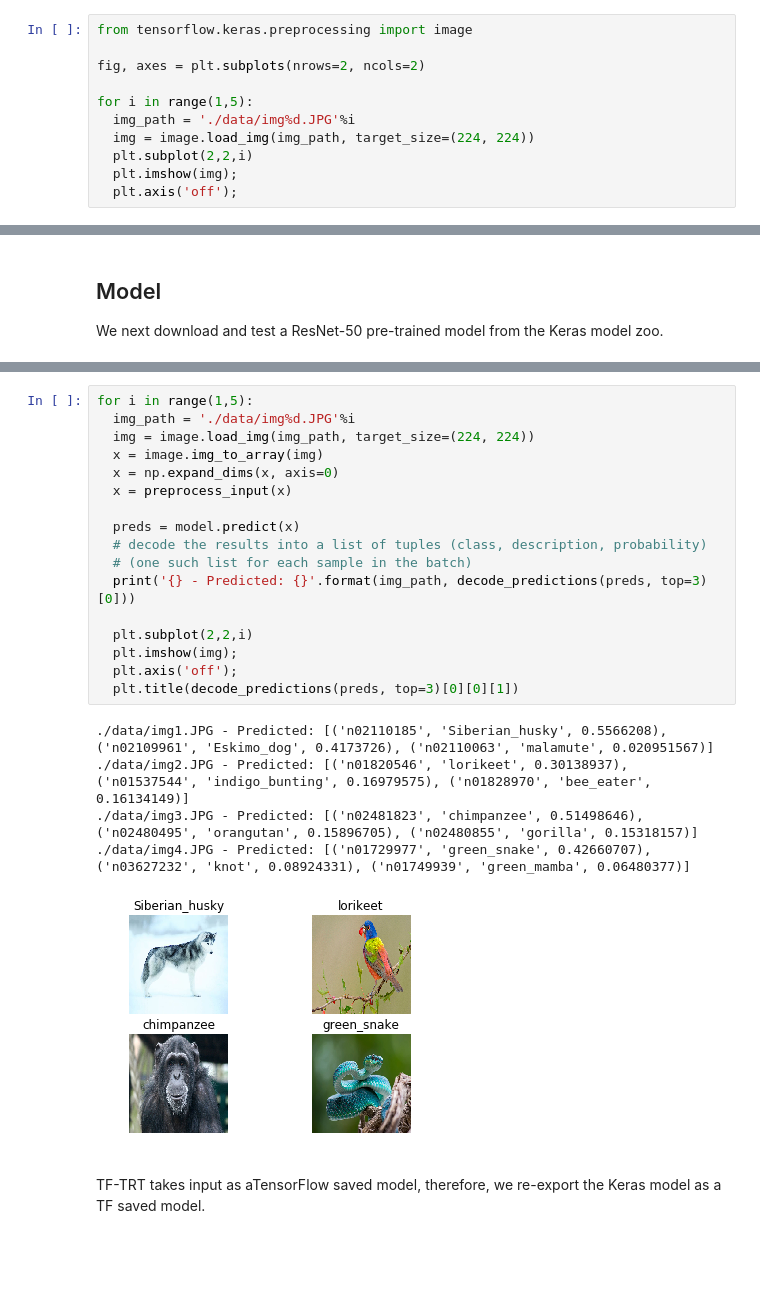
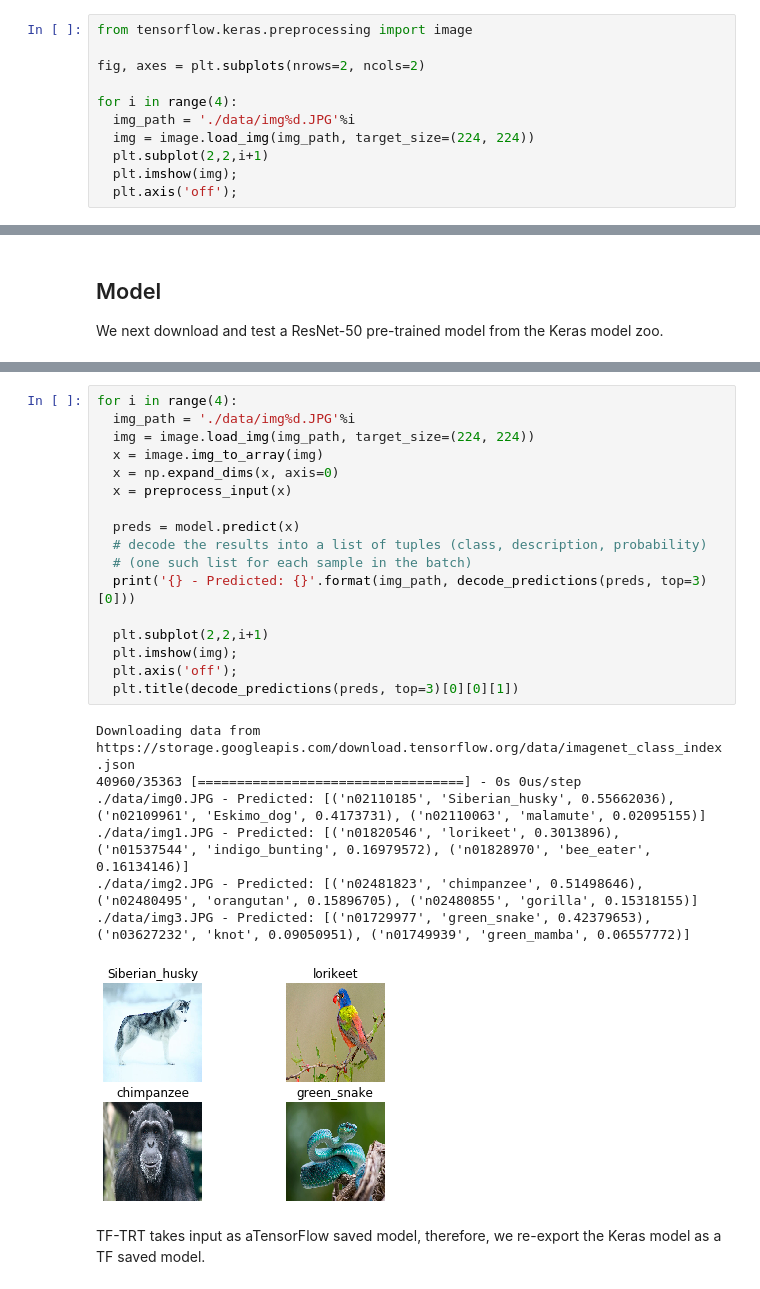
Before and after one commit to tensorflow/tensorrt, a Jupyter notebook: tftrt/examples/image-classification/Colab-TF20-TF-TRT-inference-from-Keras-saved-model.ipynb, the cells around one changed output, grey strips where cells are left out. Drawn from its saved outputs; the diff is of its cells as text; blank space fills up the shorter version.

```diff
--- a/tftrt/examples/image-classification/Colab-TF20-TF-TRT-inference-from-Keras-saved-model.ipynb
+++ b/tftrt/examples/image-classification/Colab-TF20-TF-TRT-inference-from-Keras-saved-model.ipynb
@@ -133,10 +177,10 @@ from tensorflow.keras.preprocessing import image
 
 fig, axes = plt.subplots(nrows=2, ncols=2)
 
-for i in range(1,5):
+for i in range(4):
   img_path = './data/img%d.JPG'%i
   img = image.load_img(img_path, target_size=(224, 224))
-  plt.subplot(2,2,i)
+  plt.subplot(2,2,i+1)
   plt.imshow(img);
   plt.axis('off');
 # %% [output]
@@ -155,26 +197,28 @@ model = ResNet50(weights='imagenet')
 # %%
-for i in range(1,5):
+for i in range(4):
   img_path = './data/img%d.JPG'%i
   img = image.load_img(img_path, target_size=(224, 224))
   x = image.img_to_array(img)
   x = np.expand_dims(x, axis=0)
   x = preprocess_input(x)
 
   preds = model.predict(x)
   # decode the results into a list of tuples (class, description, probability)
   # (one such list for each sample in the batch)
   print('{} - Predicted: {}'.format(img_path, decode_predictions(preds, top=3)[0]))
 
-  plt.subplot(2,2,i)
+  plt.subplot(2,2,i+1)
   plt.imshow(img);
   plt.axis('off');
   plt.title(decode_predictions(preds, top=3)[0][0][1])
 # %% [output]
-./data/img1.JPG - Predicted: [('n02110185', 'Siberian_husky', 0.5566208), ('n02109961', 'Eskimo_dog', 0.4173726), ('n02110063', 'malamute', 0.020951567)]
-./data/img2.JPG - Predicted: [('n01820546', 'lorikeet', 0.30138937), ('n01537544', 'indigo_bunting', 0.16979575), ('n01828970', 'bee_eater', 0.16134149)]
-./data/img3.JPG - Predicted: [('n02481823', 'chimpanzee', 0.51498646), ('n02480495', 'orangutan', 0.15896705), ('n02480855', 'gorilla', 0.15318157)]
-./data/img4.JPG - Predicted: [('n01729977', 'green_snake', 0.42660707), ('n03627232', 'knot', 0.08924331), ('n01749939', 'green_mamba', 0.06480377)]
+Downloading data from https://storage.googleapis.com/download.tensorflow.org/data/imagenet_class_index.json
+40960/35363 [==================================] - 0s 0us/step
+./data/img0.JPG - Predicted: [('n02110185', 'Siberian_husky', 0.55662036), ('n02109961', 'Eskimo_dog', 0.4173731), ('n02110063', 'malamute', 0.02095155)]
+./data/img1.JPG - Predicted: [('n01820546', 'lorikeet', 0.3013896), ('n01537544', 'indigo_bunting', 0.16979572), ('n01828970', 'bee_eater', 0.16134146)]
+./data/img2.JPG - Predicted: [('n02481823', 'chimpanzee', 0.51498646), ('n02480495', 'orangutan', 0.15896705), ('n02480855', 'gorilla', 0.15318155)]
+./data/img3.JPG - Predicted: [('n01729977', 'green_snake', 0.42379653), ('n03627232', 'knot', 0.09050951), ('n01749939', 'green_mamba', 0.06557772)]
-[figure, old version]
+[figure, new version]
 # %% [markdown]
 TF-TRT takes input as aTensorFlow saved model, therefore, we re-export the Keras model as a TF saved model.
 # %%
```
Also changed, not shown: parts of 40 cells of this notebook.
